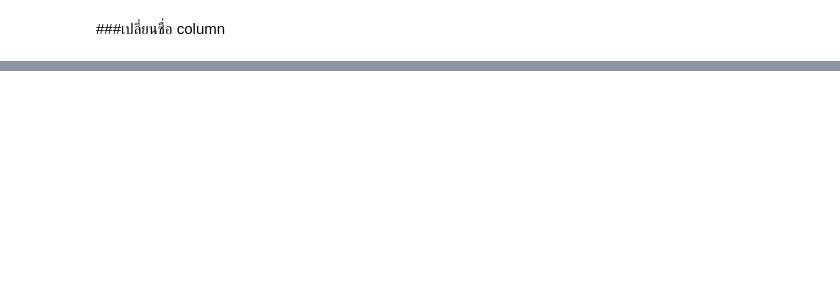
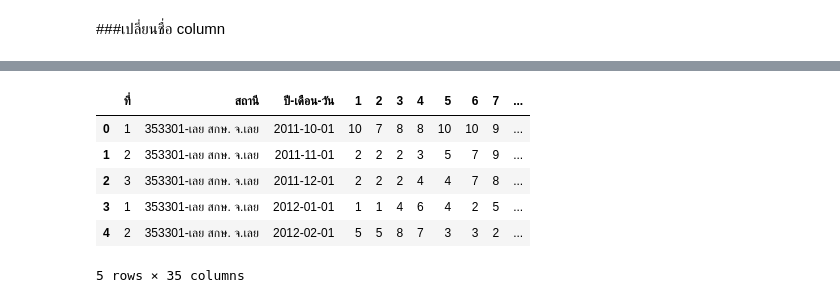
Before and after one commit to Wipada6430205202/BSC_DPDM23, a Jupyter notebook: midterm_bscdpdm23.ipynb, the cells around one changed output, grey strips where cells are left out. Saved outputs shown, nothing was run; the diff lists cells and outputs as text; code cells hidden in the pictures; blank space fills up the shorter version.

```diff
--- a/midterm_bscdpdm23.ipynb
+++ b/midterm_bscdpdm23.ipynb
@@ -1244,0 +1223,15 @@ dtype: bool
+# %%
+
+
+#เปลี่ยนชื่อ column
+column_name = {'Unnamed: 0':'ที่','Unnamed: 1':'สถานี','Unnamed: 2':'ปี-เดือน-วัน','Unnamed: 34':'ค่าเฉลี่ย'}
+np_c =np_c.rename(columns=column_name)
+np_c.head()
+# %% [output]
+|  | ที่ | สถานี | ปี-เดือน-วัน | 1 | 2 | 3 | 4 | 5 | 6 | 7 | ... |
+| 0 | 1 | 353301-เลย สกษ. จ.เลย | 2011-10-01 | 10 | 7 | 8 | 8 | 10 | 10 | 9 | ... |
+| 1 | 2 | 353301-เลย สกษ. จ.เลย | 2011-11-01 | 2 | 2 | 2 | 3 | 5 | 7 | 9 | ... |
+| 2 | 3 | 353301-เลย สกษ. จ.เลย | 2011-12-01 | 2 | 2 | 2 | 4 | 4 | 7 | 8 | ... |
+| 3 | 1 | 353301-เลย สกษ. จ.เลย | 2012-01-01 | 1 | 1 | 4 | 6 | 4 | 2 | 5 | ... |
+| 4 | 2 | 353301-เลย สกษ. จ.เลย | 2012-02-01 | 5 | 5 | 8 | 7 | 3 | 3 | 2 | ... |
+5 rows × 35 columns
```
Also changed, not shown: parts of 325 cells of this notebook.
